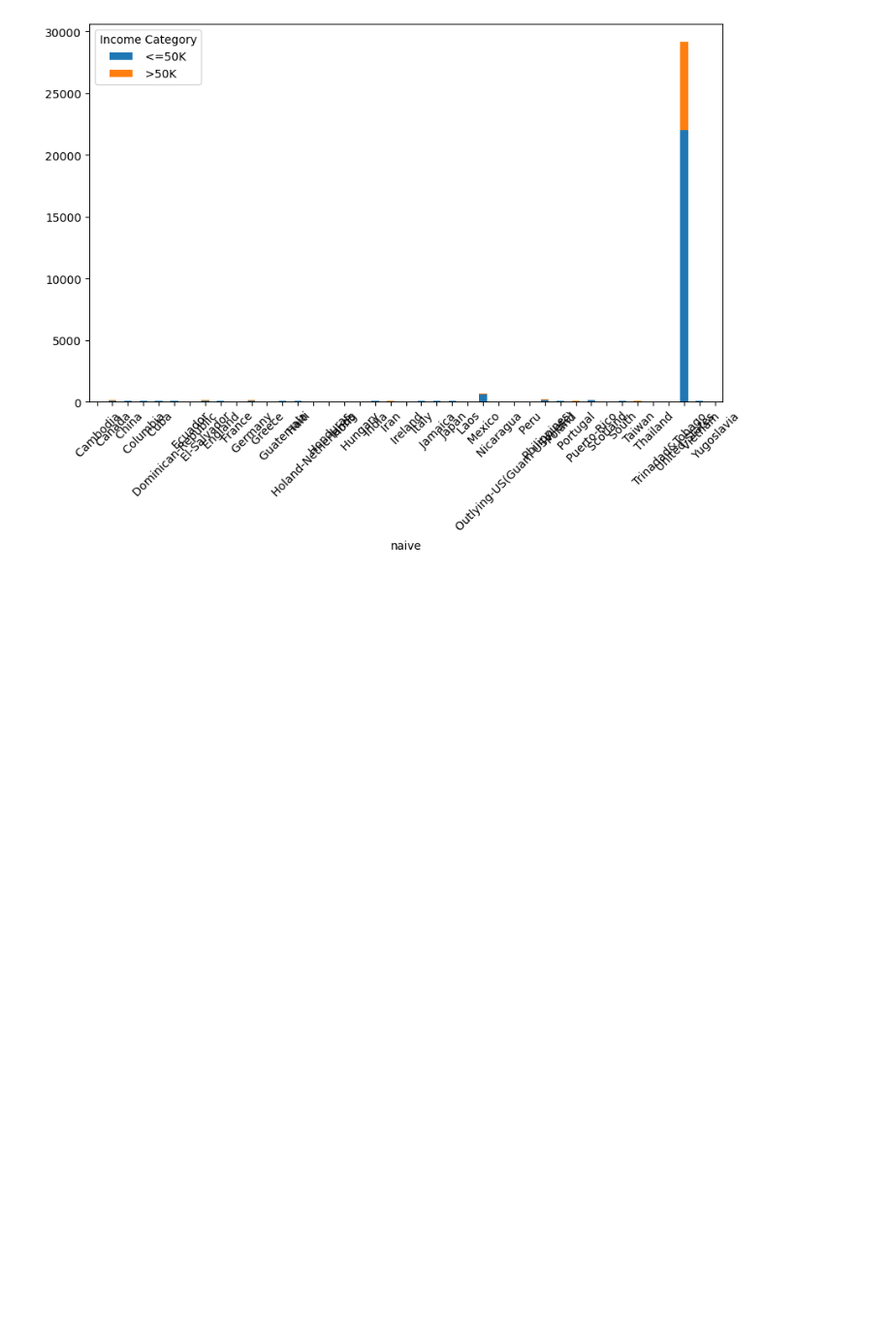
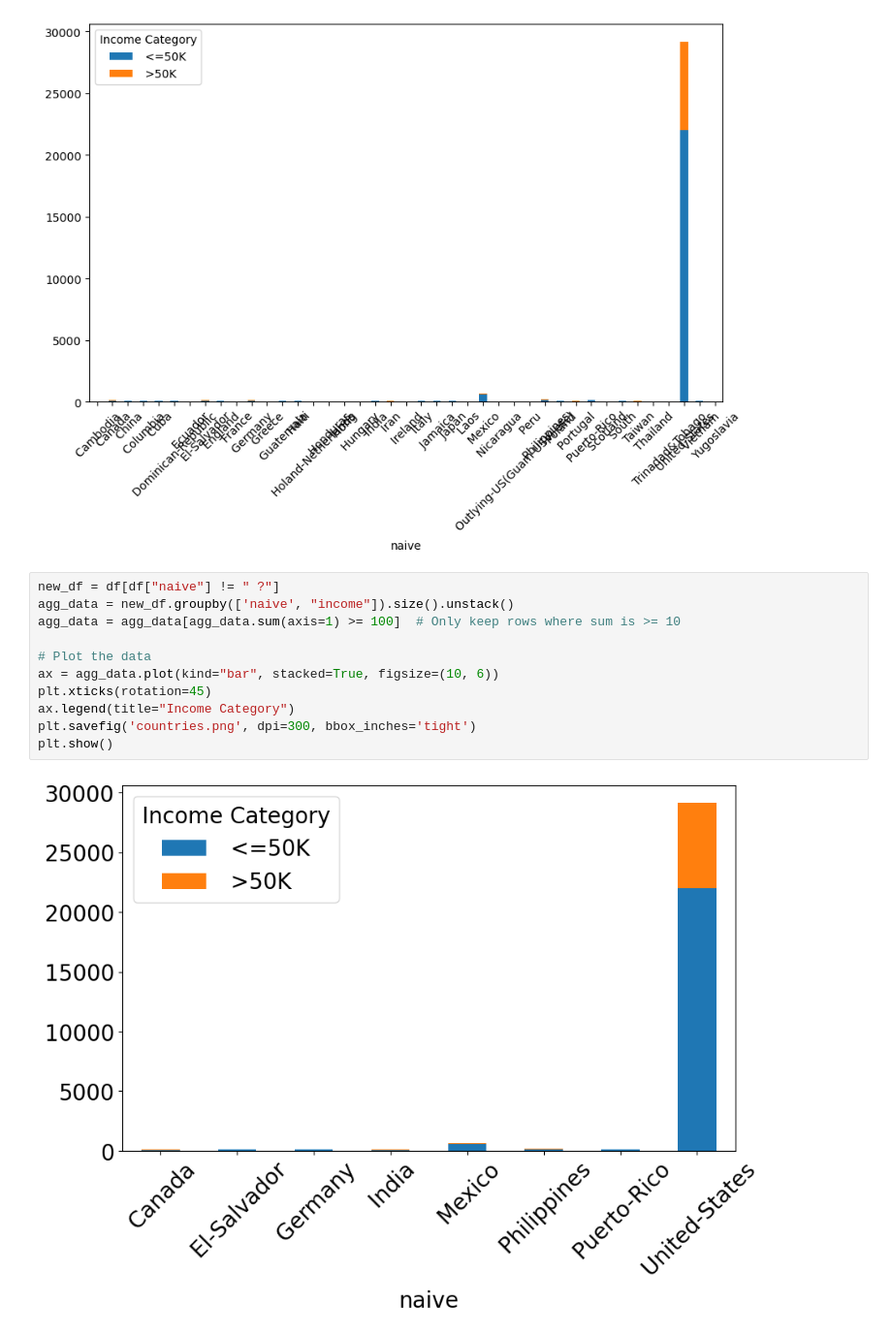
Before and after one commit to kienlacmai/ML-Adult-Census-Income-Analysis, a Jupyter notebook: graphing.ipynb, the cells around one changed output. Shown at 97% size. Drawn from its saved outputs; the diff is of its cells as text; blank space fills up the shorter version.

```diff
--- a/graphing.ipynb
+++ b/graphing.ipynb
@@ -187,3 +191,16 @@ United-States               21999.0  7171.0
 Vietnam                        62.0     5.0
 Yugoslavia                     10.0     6.0
 [figure]
+# %%
+new_df = df[df["naive"] != " ?"]
+agg_data = new_df.groupby(['naive', "income"]).size().unstack()
+agg_data = agg_data[agg_data.sum(axis=1) >= 100]  # Only keep rows where sum is >= 10
+
+# Plot the data
+ax = agg_data.plot(kind="bar", stacked=True, figsize=(10, 6))
+plt.xticks(rotation=45)
+ax.legend(title="Income Category")
+plt.savefig('countries.png', dpi=300, bbox_inches='tight')
+plt.show()
+# %% [output]
+[figure, added]
```
Also changed, not shown: parts of 6 cells of this notebook, 7 other files.
